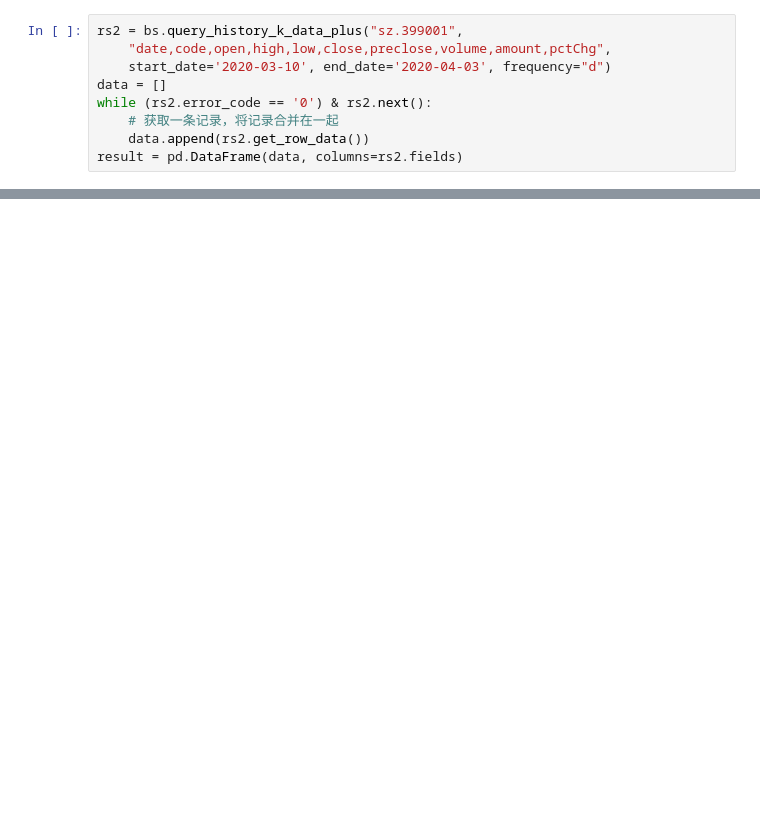
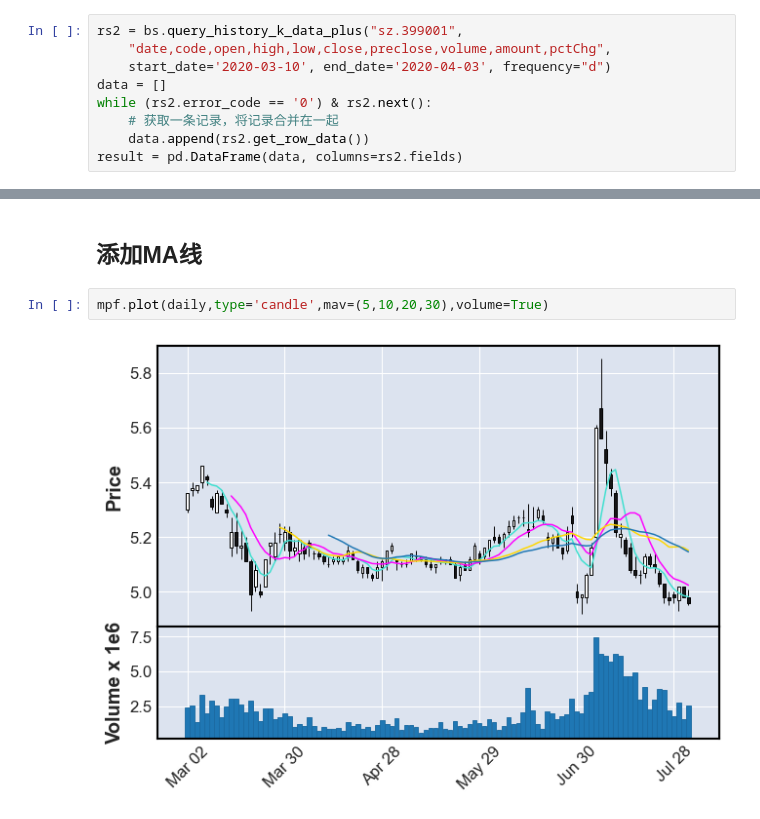
Before and after one commit to wishyoulikebefore/PythonPackages, a Jupyter notebook: 股票相关/开源API.ipynb, the cells around one changed output, grey strips where cells are left out. Saved outputs shown, nothing was run; the diff lists cells and outputs as text; blank space fills up the shorter version.

```diff
--- a/股票相关/开源API.ipynb
+++ b/股票相关/开源API.ipynb
@@ -147,0 +180,6 @@ login success!
+# %% [markdown]
+## 添加MA线
+# %%
+mpf.plot(daily,type='candle',mav=(5,10,20,30),volume=True)
+# %% [output]
+[figure, added]
```
Also changed, not shown: parts of 9 cells of this notebook.
